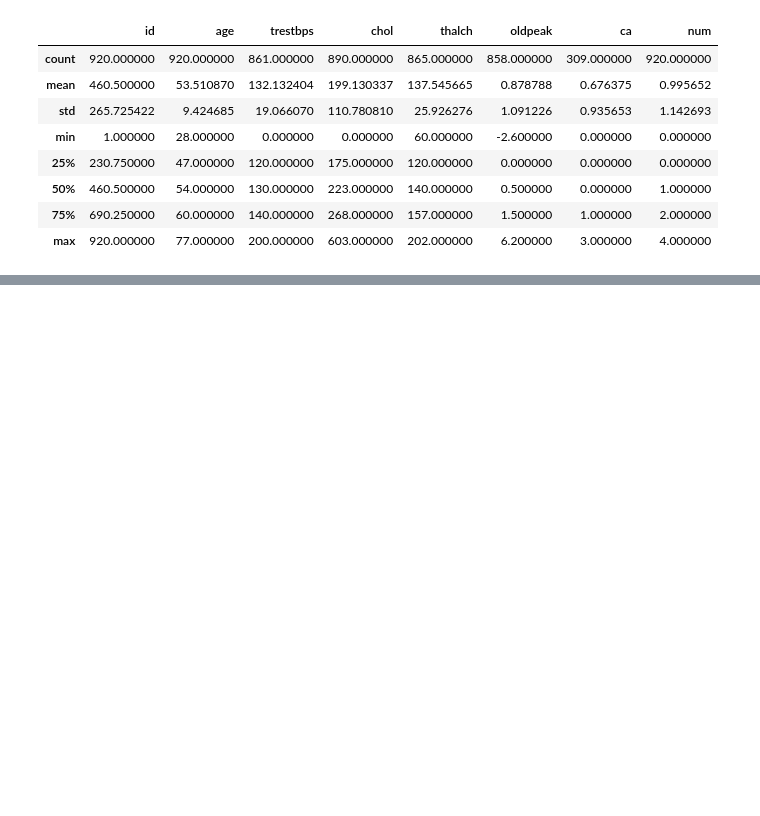
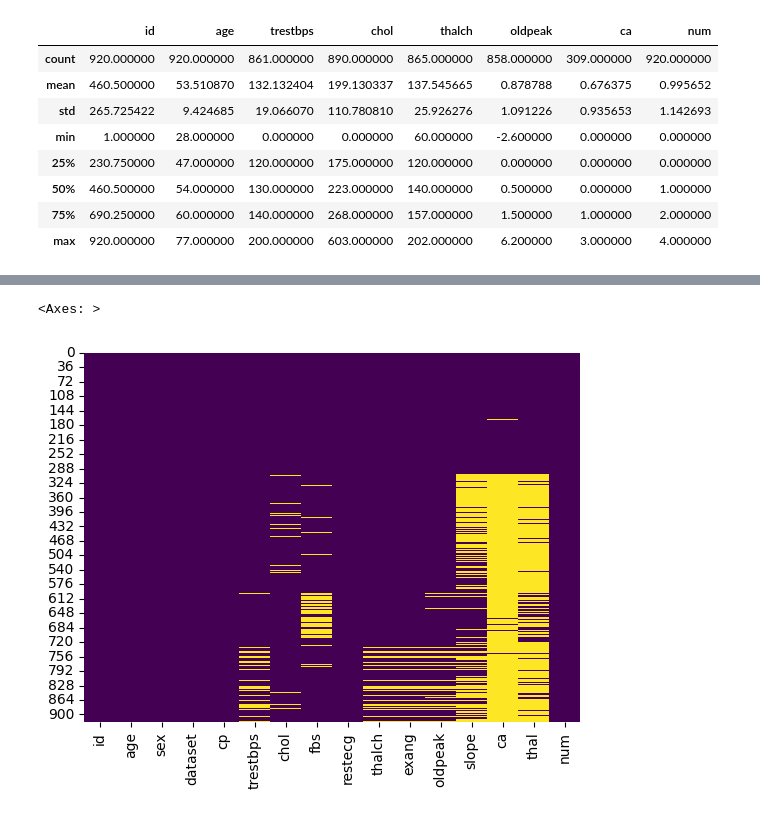
Before and after one commit to TabarakAllahKhan/ai-ml-internship, a Jupyter notebook: Task_3_heart_disease/heart_disease.ipynb, the cells around one changed output, grey strips where cells are left out. Drawn from its saved outputs; the diff is of its cells as text; code cells hidden in the pictures; blank space fills up the shorter version.

```diff
--- a/Task_3_heart_disease/heart_disease.ipynb
+++ b/Task_3_heart_disease/heart_disease.ipynb
@@ -93,0 +124,5 @@ df.describe()
+# %%
+sns.heatmap(df.isnull(), cmap='viridis', cbar=False)
+# %% [output]
+<Axes: >
+[figure, added]
```
Also changed, not shown: parts of 3 cells of this notebook, 2 other files.
